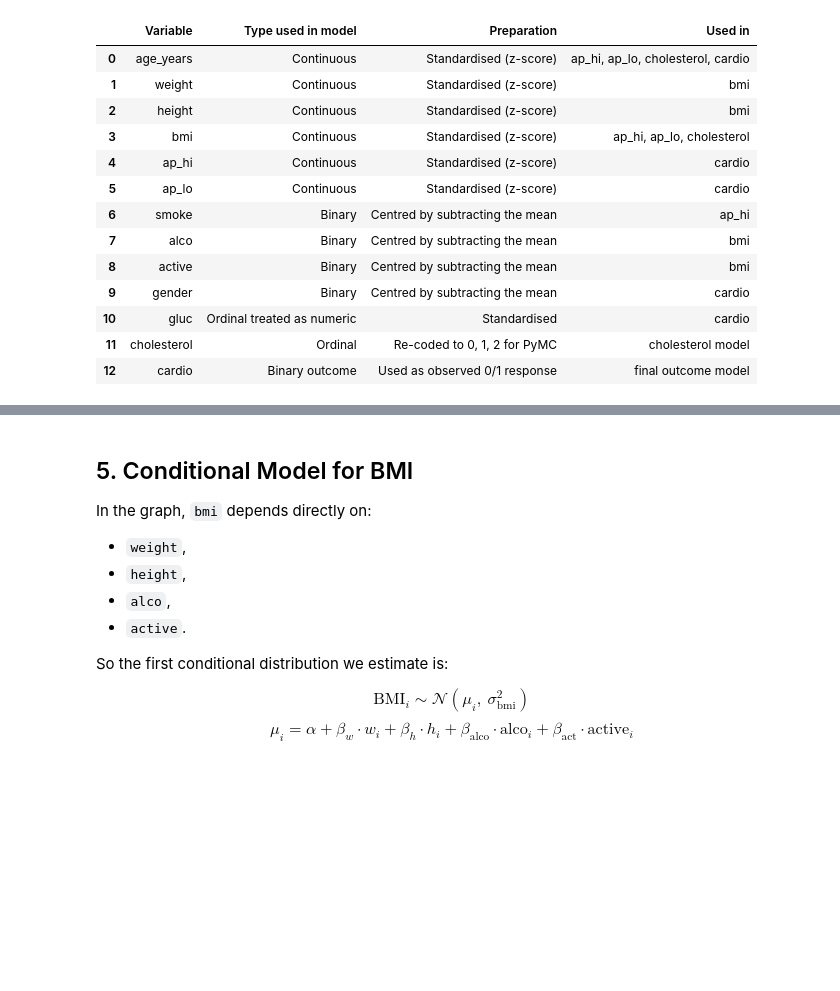
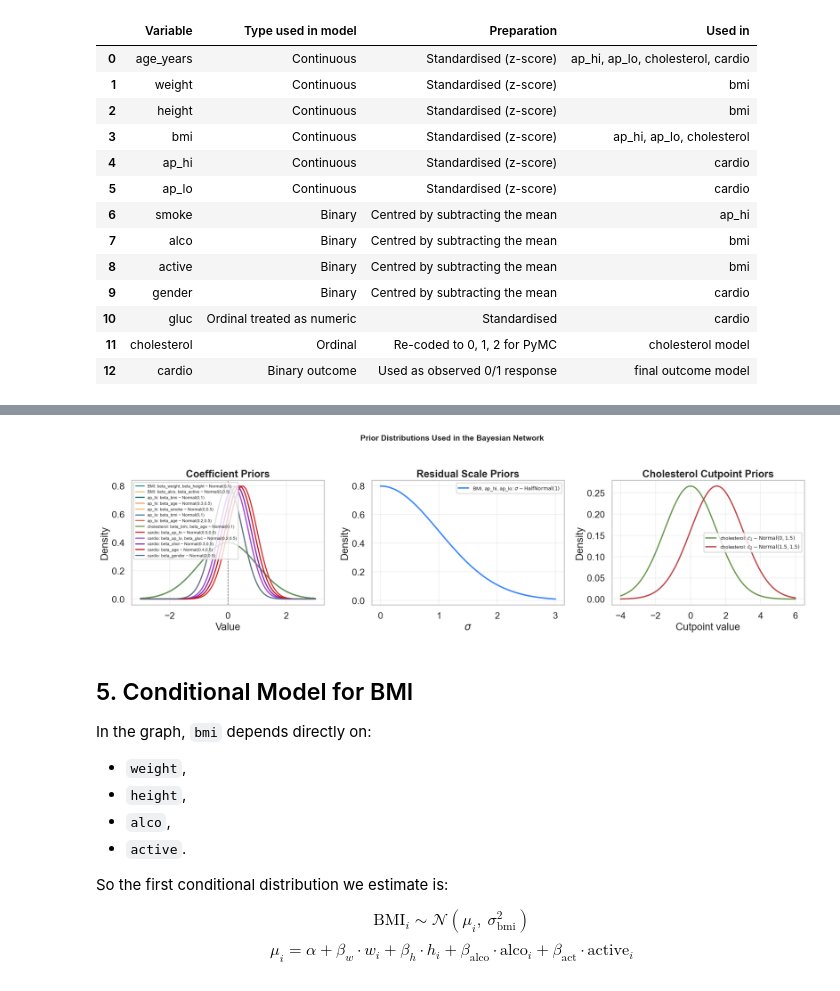
Before and after one commit to EleonoraMazzocca/Bayesian_Networks_Cardiovascular_Diseases, a Jupyter notebook: Bayesian_Network_Cardiovascular_MCMC.ipynb, the cells around one changed output, grey strips where cells are left out. Drawn from its saved outputs; the diff is of its cells as text; code cells hidden in the pictures; blank space fills up the shorter version.

```diff
--- a/Bayesian_Network_Cardiovascular_MCMC.ipynb
+++ b/Bayesian_Network_Cardiovascular_MCMC.ipynb
@@ -653,3 +675,86 @@ variable_roles
+# %%
+import numpy as np
+import matplotlib.pyplot as plt
+from scipy.stats import norm, halfnorm
+
+x = np.linspace(-3, 3, 500)
+x_cut = np.linspace(-4, 6, 500)
+x_pos = np.linspace(0, 3, 500)
+
+fig, axes = plt.subplots(1, 3, figsize=(18, 5))
+
+# 1. Grouped coefficient priors
+grouped_priors = [
+    ("BMI: beta_weight, beta_height ~ Normal(0,1)", norm.pdf(x, 0, 1), "#2A9D8F"),
+    ("BMI: beta_alco, beta_active ~ Normal(0,0.5)", norm.pdf(x, 0, 0.5), "#E9C46A"),
+    ("ap_hi: beta_bmi ~ Normal(0,1)", norm.pdf(x, 0, 1), "#1D7874"),
+    ("ap_hi: beta_age ~ Normal(0.3,0.5)", norm.pdf(x, 0.3, 0.5), "#F4A261"),
+    ("ap_hi: beta_smoke ~ Normal(0,0.5)", norm.pdf(x, 0, 0.5), "#F6BD60"),
+    ("ap_lo: beta_bmi ~ Normal(0,1)", norm.pdf(x, 0, 1), "#457B9D"),
+    ("ap_lo: beta_age ~ Normal(0.2,0.5)", norm.pdf(x, 0.2, 0.5), "#E76F51"),
+    ("cholesterol: beta_bmi, beta_age ~ Normal(0,1)", norm.pdf(x, 0, 1), "#6A994E"),
+    ("cardio: beta_ap_hi ~ Normal(0.5,0.5)", norm.pdf(x, 0.5, 0.5), "#D62828"),
+    ("cardio: beta_ap_lo, beta_gluc ~ Normal(0.2,0.5)", norm.pdf(x, 0.2, 0.5), "#9D4EDD"),
+    ("cardio: beta_chol ~ Normal(0.3,0.5)", norm.pdf(x, 0.3, 0.5), "#7B2CBF"),
+    ("cardio: beta_age ~ Normal(0.4,0.5)", norm.pdf(x, 0.4, 0.5), "#C1121F"),
+    ("cardio: beta_gender ~ Normal(0,0.5)", norm.pdf(x, 0, 0.5), "#577590"),
+]
+
+for label, density, color in grouped_priors:
+    axes[0].plot(x, density, lw=2, color=color, label=label)
+
+axes[0].axvline(0, color="black", linestyle="--", linewidth=1, alpha=0.6)
+axes[0].set_title("Coefficient Priors", fontweight="bold")
+axes[0].set_xlabel("Value")
+axes[0].set_ylabel("Density")
+axes[0].legend(fontsize=7.5, loc="upper left")
+axes[0].grid(alpha=0.25)
+
+# 2. Residual scale priors
+axes[1].plot(
+    x_pos,
+    halfnorm.pdf(x_pos, scale=1),
+    lw=2.5,
+    color="#3A86FF",
+    label=r"BMI, ap_hi, ap_lo: $\sigma \sim \mathrm{HalfNormal}(1)$"
+)
+axes[1].set_title("Residual Scale Priors", fontweight="bold")
+axes[1].set_xlabel(r"$\sigma$")
+axes[1].set_ylabel("Density")
+axes[1].legend(fontsize=9)
+axes[1].grid(alpha=0.25)
+
+# 3. Cholesterol cutpoint priors
+axes[2].plot(
+    x_cut,
+    norm.pdf(x_cut, 0.0, 1.5),
+    lw=2.3,
+    color="#6A994E",
+    label=r"cholesterol: $c_1 \sim \mathrm{Normal}(0,1.5)$"
+)
+axes[2].plot(
+    x_cut,
+    norm.pdf(x_cut, 1.5, 1.5),
+    lw=2.3,
+    color="#BC4749",
+    label=r"cholesterol: $c_2 \sim \mathrm{Normal}(1.5,1.5)$"
+)
+axes[2].set_title("Cholesterol Cutpoint Priors", fontweight="bold")
+axes[2].set_xlabel("Cutpoint value")
+axes[2].set_ylabel("Density")
+axes[2].legend(fontsize=9)
+axes[2].grid(alpha=0.25)
+
+fig.suptitle(
+    "Prior Distributions Used in the Bayesian Network",
+    fontsize=14,
+    fontweight="bold",
+    y=1.03
+)
+plt.tight_layout()
+plt.show()
+# %% [output]
+[figure, added]
 # %% [markdown]
 ## 5. Conditional Model for BMI
 
```
Also changed, not shown: parts of 33 cells of this notebook, 3 other files.
